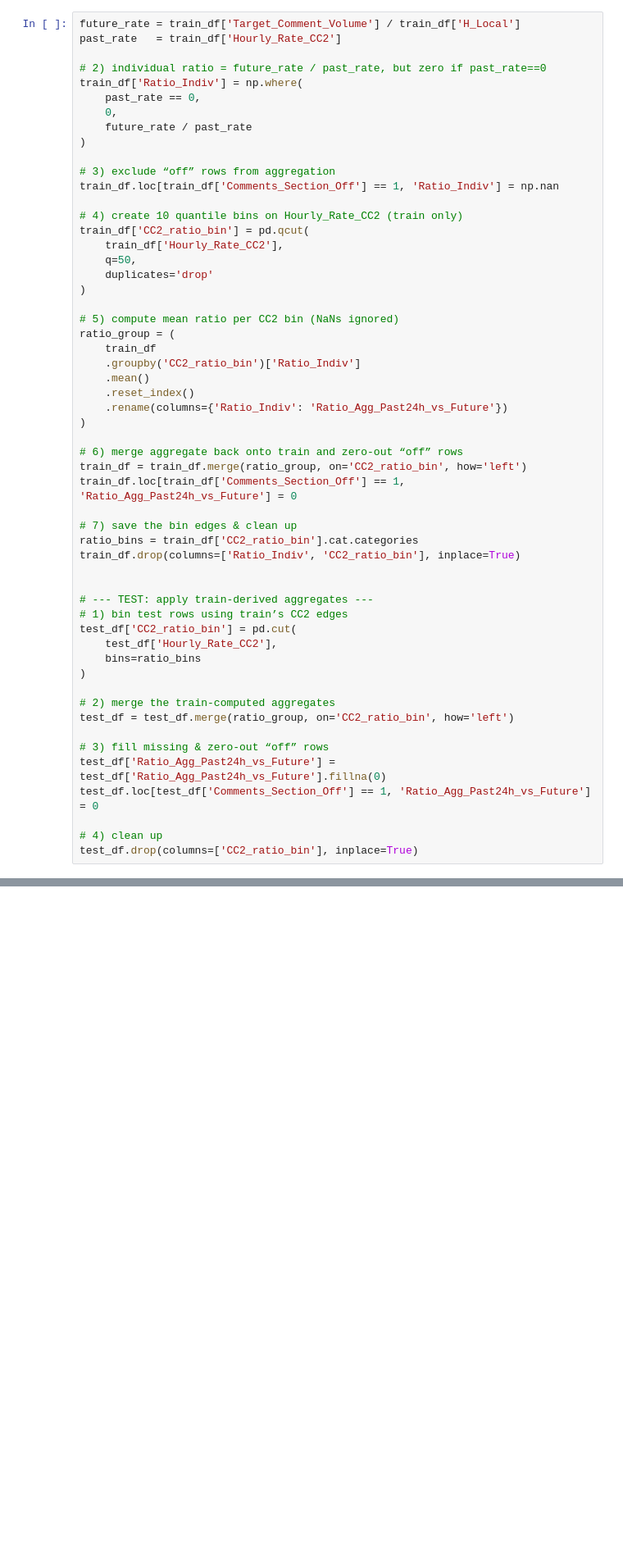
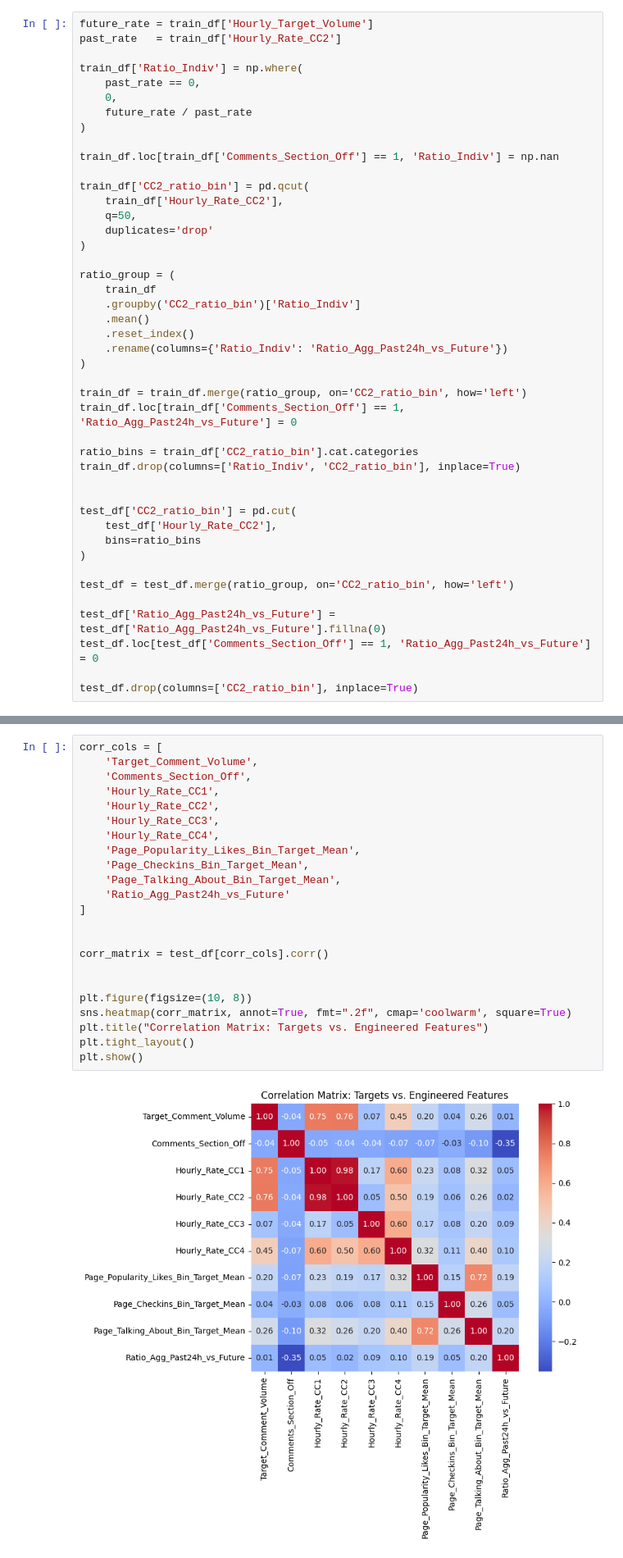
Before and after one commit to Joel-Milla/cs3244_Final_Project, a Jupyter notebook: 3_FeatureEngineering.ipynb, the cells around one changed output, grey strips where cells are left out. Shown at 82% size. Saved outputs shown, nothing was run; the diff lists cells and outputs as text; blank space fills up the shorter version.

```diff
--- a/3_FeatureEngineering.ipynb
+++ b/3_FeatureEngineering.ipynb
@@ -224,27 +204,23 @@ Since we cannot use target values in the test dataset, we use the binned past ac
 **Why it’s important:**
 It captures how typical it is for posts with a certain level of recent activity to continue receiving comments. This helps the model better estimate future comment volume based on historical engagement dynamics.
 # %%
-future_rate = train_df['Target_Comment_Volume'] / train_df['H_Local']
+future_rate = train_df['Hourly_Target_Volume']
 past_rate   = train_df['Hourly_Rate_CC2']
 
-# 2) individual ratio = future_rate / past_rate, but zero if past_rate==0
 train_df['Ratio_Indiv'] = np.where(
     past_rate == 0,
     0,
     future_rate / past_rate
 )
 
-# 3) exclude “off” rows from aggregation
 train_df.loc[train_df['Comments_Section_Off'] == 1, 'Ratio_Indiv'] = np.nan
 
-# 4) create 10 quantile bins on Hourly_Rate_CC2 (train only)
 train_df['CC2_ratio_bin'] = pd.qcut(
     train_df['Hourly_Rate_CC2'],
     q=50,
     duplicates='drop'
 )
 
-# 5) compute mean ratio per CC2 bin (NaNs ignored)
 ratio_group = (
     train_df
     .groupby('CC2_ratio_bin')['Ratio_Indiv']
@@ -253,28 +229,21 @@ ratio_group = (
     .rename(columns={'Ratio_Indiv': 'Ratio_Agg_Past24h_vs_Future'})
 )
 
-# 6) merge aggregate back onto train and zero‑out “off” rows
 train_df = train_df.merge(ratio_group, on='CC2_ratio_bin', how='left')
 train_df.loc[train_df['Comments_Section_Off'] == 1, 'Ratio_Agg_Past24h_vs_Future'] = 0
 
-# 7) save the bin edges & clean up
 ratio_bins = train_df['CC2_ratio_bin'].cat.categories
 train_df.drop(columns=['Ratio_Indiv', 'CC2_ratio_bin'], inplace=True)
 
 
-# --- TEST: apply train‑derived aggregates ---
-# 1) bin test rows using train’s CC2 edges
 test_df['CC2_ratio_bin'] = pd.cut(
     test_df['Hourly_Rate_CC2'],
     bins=ratio_bins
 )
 
-# 2) merge the train‑computed aggregates
 test_df = test_df.merge(ratio_group, on='CC2_ratio_bin', how='left')
 
-# 3) fill missing & zero‑out “off” rows
 test_df['Ratio_Agg_Past24h_vs_Future'] = test_df['Ratio_Agg_Past24h_vs_Future'].fillna(0)
 test_df.loc[test_df['Comments_Section_Off'] == 1, 'Ratio_Agg_Past24h_vs_Future'] = 0
 
-# 4) clean up
 test_df.drop(columns=['CC2_ratio_bin'], inplace=True)
@@ -283,0 +259,25 @@ train_df = train_df.drop(['Hourly_Target_Volume'], axis=1)
+# %%
+corr_cols = [
+    'Target_Comment_Volume',
+    'Comments_Section_Off',
+    'Hourly_Rate_CC1',
+    'Hourly_Rate_CC2',
+    'Hourly_Rate_CC3',
+    'Hourly_Rate_CC4',
+    'Page_Popularity_Likes_Bin_Target_Mean',
+    'Page_Checkins_Bin_Target_Mean',
+    'Page_Talking_About_Bin_Target_Mean',
+    'Ratio_Agg_Past24h_vs_Future'
+]
+
+
+corr_matrix = test_df[corr_cols].corr()
+
+
+plt.figure(figsize=(10, 8))
+sns.heatmap(corr_matrix, annot=True, fmt=".2f", cmap='coolwarm', square=True)
+plt.title("Correlation Matrix: Targets vs. Engineered Features")
+plt.tight_layout()
+plt.show()
+# %% [output]
+[figure, added]
```
Also changed, not shown: parts of 39 cells of this notebook.
